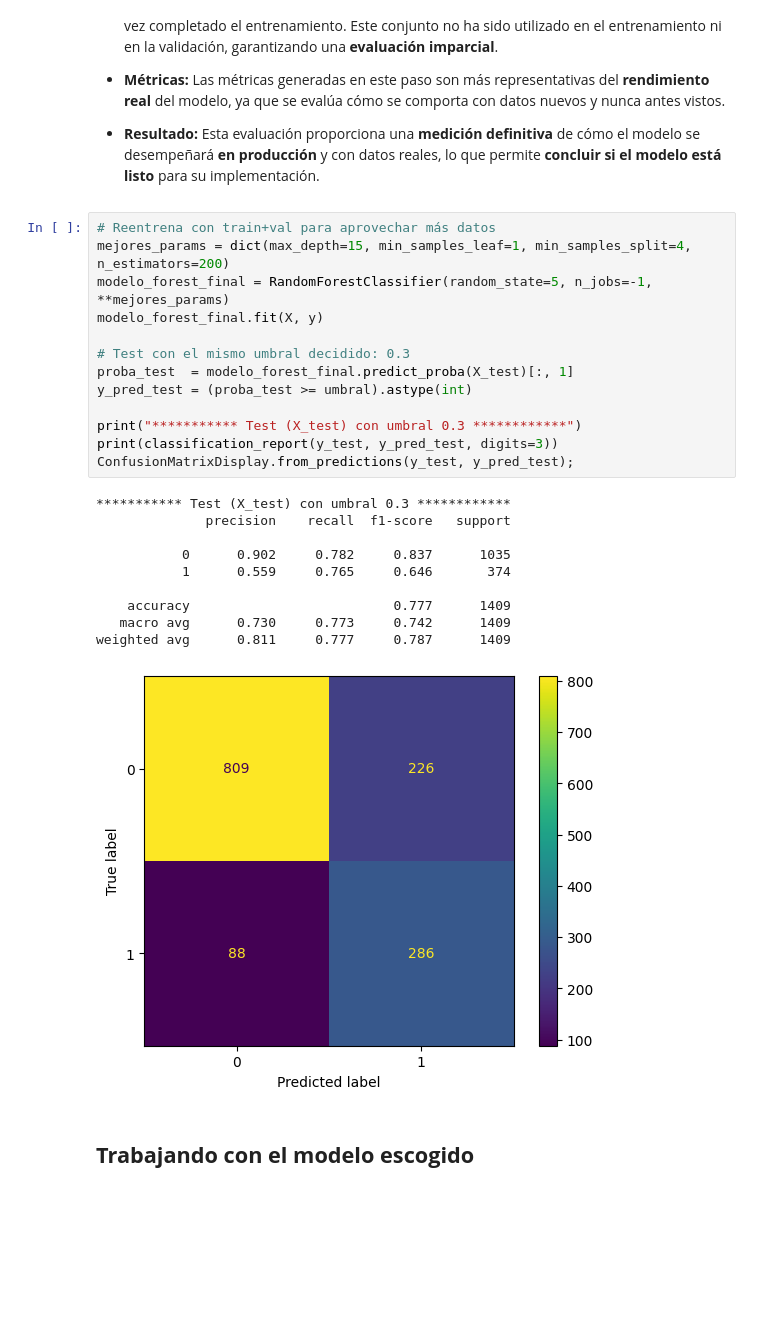
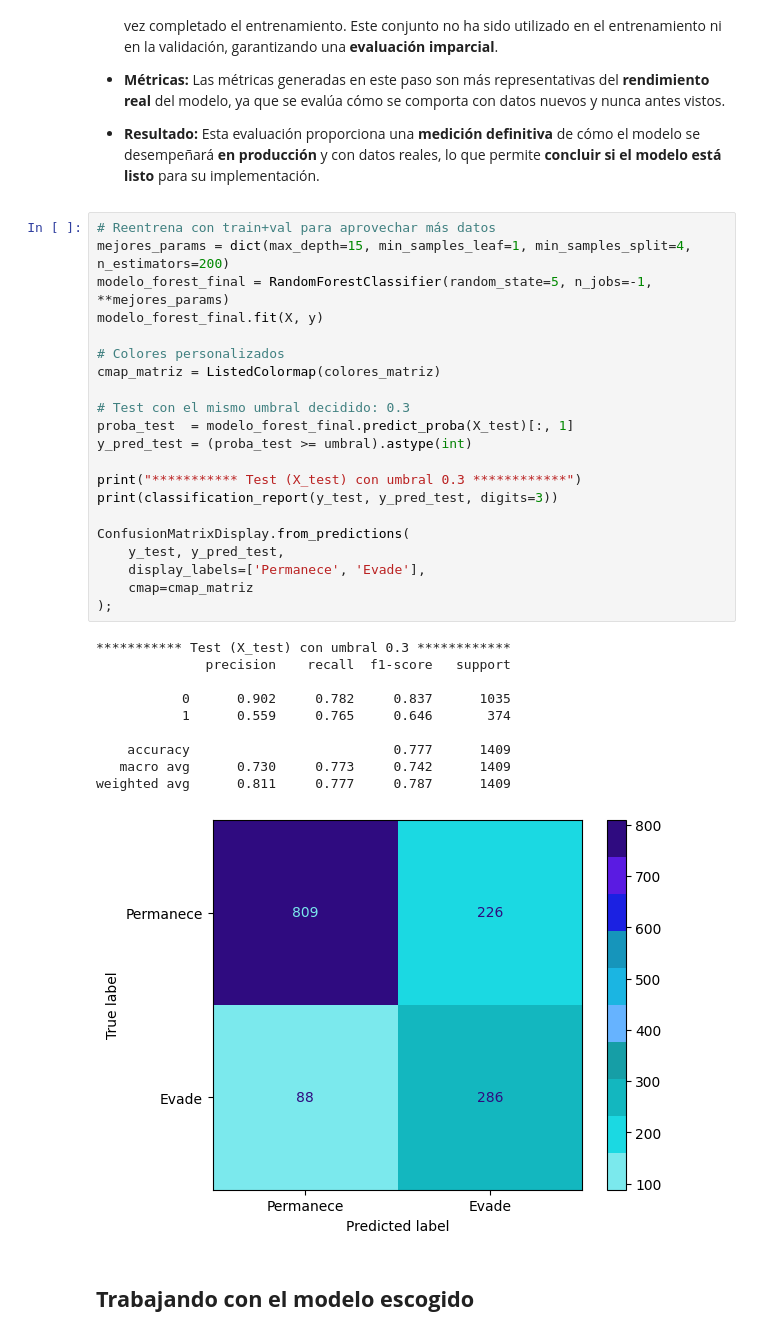
Before and after one commit to DanielRaiicHu/telecom_x_2, a Jupyter notebook: telecom_x_2.ipynb, the cells around one changed output. Drawn from its saved outputs; the diff is of its cells as text; blank space fills up the shorter version.

```diff
--- a/telecom_x_2.ipynb
+++ b/telecom_x_2.ipynb
@@ -3037,27 +3209,35 @@ weighted avg      0.795     0.755     0.766      1409
 # %%
 # Reentrena con train+val para aprovechar más datos
 mejores_params = dict(max_depth=15, min_samples_leaf=1, min_samples_split=4, n_estimators=200)
 modelo_forest_final = RandomForestClassifier(random_state=5, n_jobs=-1, **mejores_params)
 modelo_forest_final.fit(X, y)
+
+# Colores personalizados
+cmap_matriz = ListedColormap(colores_matriz)
 
 # Test con el mismo umbral decidido: 0.3
 proba_test  = modelo_forest_final.predict_proba(X_test)[:, 1]
 y_pred_test = (proba_test >= umbral).astype(int)
 
 print("*********** Test (X_test) con umbral 0.3 ************")
 print(classification_report(y_test, y_pred_test, digits=3))
-ConfusionMatrixDisplay.from_predictions(y_test, y_pred_test);
+
+ConfusionMatrixDisplay.from_predictions(
+    y_test, y_pred_test,
+    display_labels=['Permanece', 'Evade'],
+    cmap=cmap_matriz
+);
 # %% [output]
 *********** Test (X_test) con umbral 0.3 ************
               precision    recall  f1-score   support
 
            0      0.902     0.782     0.837      1035
            1      0.559     0.765     0.646       374
 
     accuracy                          0.777      1409
    macro avg      0.730     0.773     0.742      1409
 weighted avg      0.811     0.777     0.787      1409
-[figure, old version]
+[figure, new version]
 # %% [markdown]
 ## **Trabajando con el modelo escogido**
 # %% [markdown]
```
Also changed, not shown: parts of 6 cells of this notebook.
